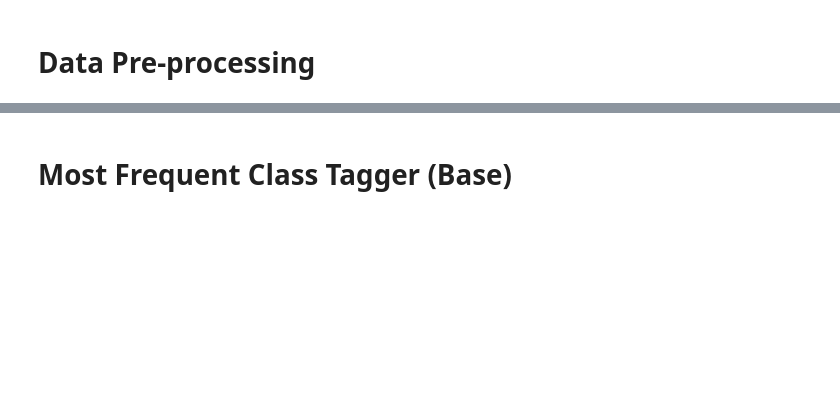
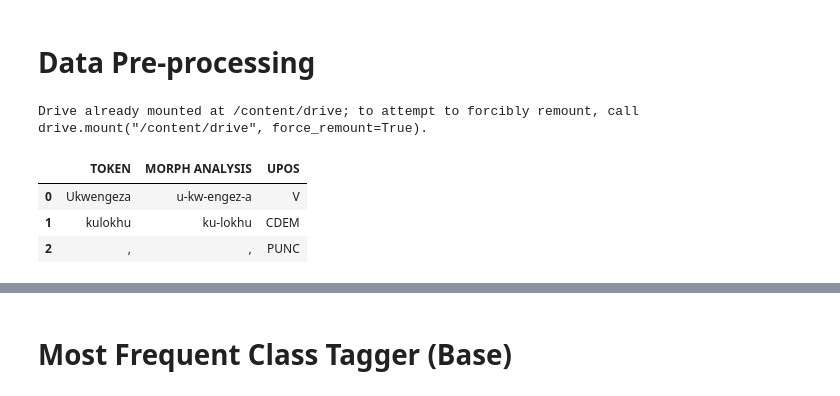
Before and after one commit to LindaSekhoasha/POS_Tagging, a Jupyter notebook: POS_Tagging.ipynb, the cells around one changed output, grey strips where cells are left out. Drawn from its saved outputs; the diff is of its cells as text; code cells hidden in the pictures; blank space fills up the shorter version.

```diff
--- a/POS_Tagging.ipynb
+++ b/POS_Tagging.ipynb
@@ -10,8 +13,18 @@ ImportError: cannot import name 'HiddenMarkovModel' from 'pomegranate' (C:\Users
 # %% [markdown]
 # Data Pre-processing
+# %%
+from google.colab import drive
+drive.mount('/content/drive')
+# %% [output]
+Drive already mounted at /content/drive; to attempt to forcibly remount, call drive.mount("/content/drive", force_remount=True).
 # %%
-df = pd.read_csv(r"zu.gold.seg.data", delimiter='\t')
+df = pd.read_csv(r"/content/drive/MyDrive/dataset/zu.gold.seg.data", delimiter='\t')
 df.head(3)
+# %% [output]
+|  | TOKEN | MORPH ANALYSIS | UPOS |
+| 0 | Ukwengeza | u-kw-engez-a | V |
+| 1 | kulokhu | ku-lokhu | CDEM |
+| 2 | , | , | PUNC |
 # %%
 # drop/remove the MORPH ANALYSIS column
 df = df.drop(columns=['MORPH ANALYSIS'])
```
Also changed, not shown: parts of 9 cells of this notebook.
